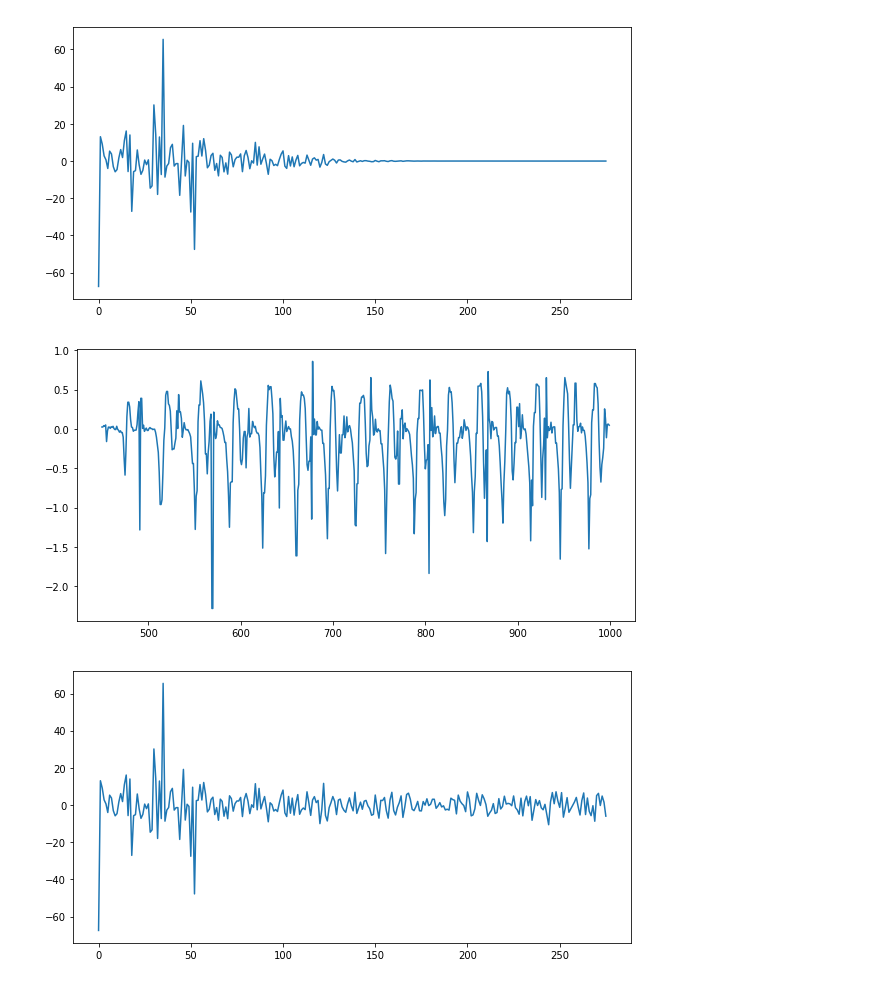
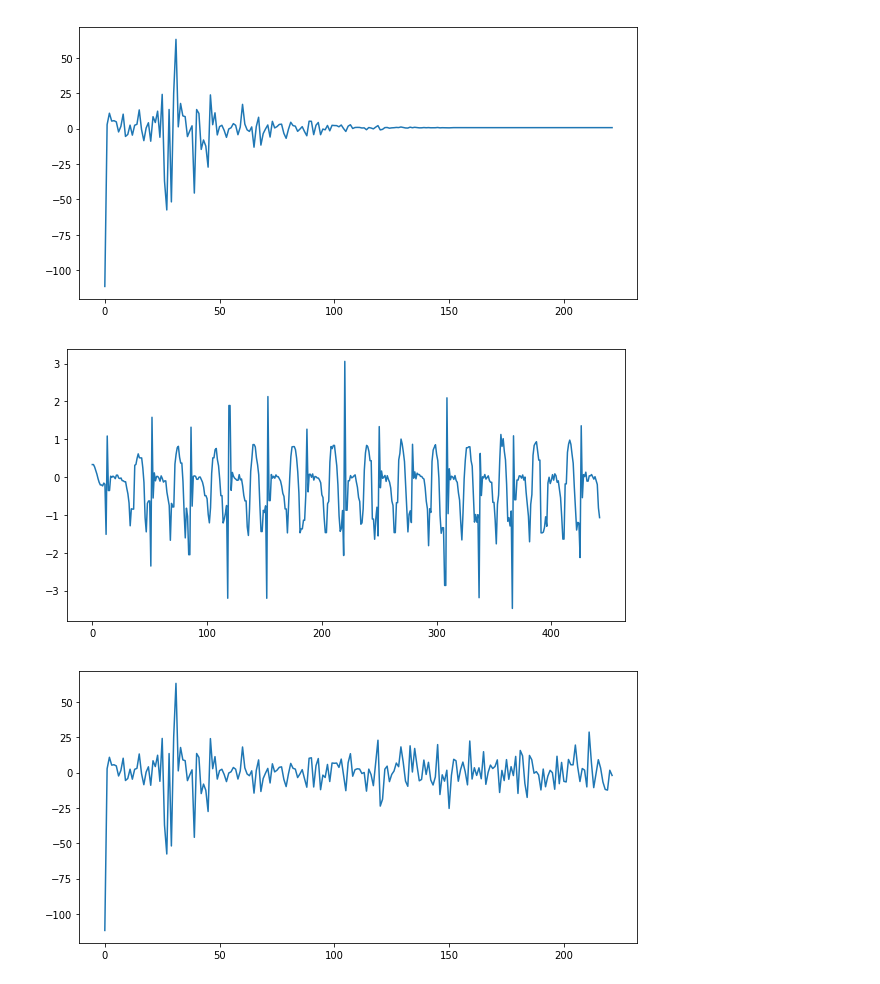
Before and after one commit to Jeoyyyy/Walking_data_analysis, a Jupyter notebook: Margaret/WalkingData.ipynb, the cells around one changed output. Cells and saved outputs as stored; diff of their text form; code cells hidden in the pictures.

```diff
--- a/Margaret/WalkingData.ipynb
+++ b/Margaret/WalkingData.ipynb
@@ -19,8 +19,10 @@ def DealWithTime(data):
 # %%
 def GetData(filename):
     data = pd.read_csv(filename)
-    data = data[['loggingTime(txt)','motionUserAccelerationX(G)', 'motionUserAccelerationY(G)', 'motionUserAccelerationZ(G)', 'gyroRotationX(rad/s)', 'gyroRotationY(rad/s)', 'gyroRotationZ(rad/s)']]
-    colums_name = ['timestamp','accX', 'accY', 'accZ', 'gyroX', 'gyroY', 'gyroZ']
+    data = data[['loggingTime(txt)','motionUserAccelerationX(G)', 'motionUserAccelerationY(G)', 'motionUserAccelerationZ(G)',\
+                 'gyroRotationX(rad/s)', 'gyroRotationY(rad/s)', 'gyroRotationZ(rad/s)',\
+                 'motionYaw(rad)', 'motionRoll(rad)', 'motionPitch(rad)']]
+    colums_name = ['timestamp','accX', 'accY', 'accZ', 'gyroX', 'gyroY', 'gyroZ', 'yaw','roll', 'pitch']
     data.columns = colums_name
     return data
 # %%
@@ -75,8 +77,10 @@ def getStepFrequency(data):
 
 fs = 30
 # %%
-left = GetData("../dataset/zmq_left_2017-11-27_14-31-39_-0800.csv")
-right =  GetData("../dataset/zmq_right_2017-11-27_14-31-48_-0800.csv")
+# left = GetData("../dataset/zmq_left_2017-11-27_14-31-39_-0800.csv")
+# right =  GetData("../dataset/zmq_right_2017-11-27_14-31-48_-0800.csv")
+left = GetData("../dataset/lzy_left_2017-11-27_14-36-05_-0800.csv")
+right =  GetData("../dataset/lzy_right_2017-11-27_14-36-02_-0800.csv")
 # %%
 # strange behaviour
 print(left['timestamp'][:5])
@@ -107,3 +123,5 @@ print(left[:5])
 # %%
-left = left[450:1000]
+left = left[857:1300]
+# left = left[450:1000] zmq
+left = left.reset_index(drop=True)
 # Overview(left)
@@ -113,16 +128,16 @@ left = left[450:1000]
 # %%
-# highcut = 6
-# filtered = butter_lowpass_filter(left['accY'],highcut, fs)
-# plt.figure(figsize=(10,5))
-# plt.plot(filtered)
-# plt.show()
-# plt.figure(figsize=(10,5))
-# plt.plot(np.fft.rfft(filtered))
-# plt.show()
-# plt.figure(figsize=(10,5))
-# plt.plot(left['accY'])
-# plt.show()
-# plt.figure(figsize=(10,5))
-# plt.plot(np.fft.rfft(left['accY']))
-# plt.show()
+highcut = 6
+filtered = butter_lowpass_filter(left['accY'],highcut, fs)
+plt.figure(figsize=(10,5))
+plt.plot(filtered)
+plt.show()
+plt.figure(figsize=(10,5))
+plt.plot(np.fft.rfft(filtered))
+plt.show()
+plt.figure(figsize=(10,5))
+plt.plot(left['accY'])
+plt.show()
+plt.figure(figsize=(10,5))
+plt.plot(np.fft.rfft(left['accY']))
+plt.show()
 # %% [output]
@@ -130,4 +145,4 @@ left = left[450:1000]
-[figure, old version]
+[figure, new version]
-[figure, old version]
+[figure, new version]
-[figure, old version]
+[figure, new version]
 # %%
```
Also changed, not shown: parts of 27 cells of this notebook.
